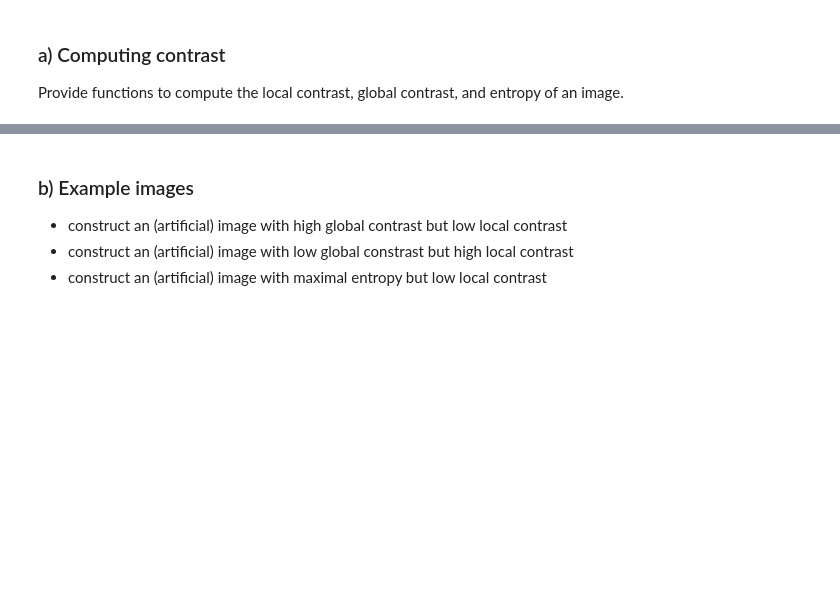
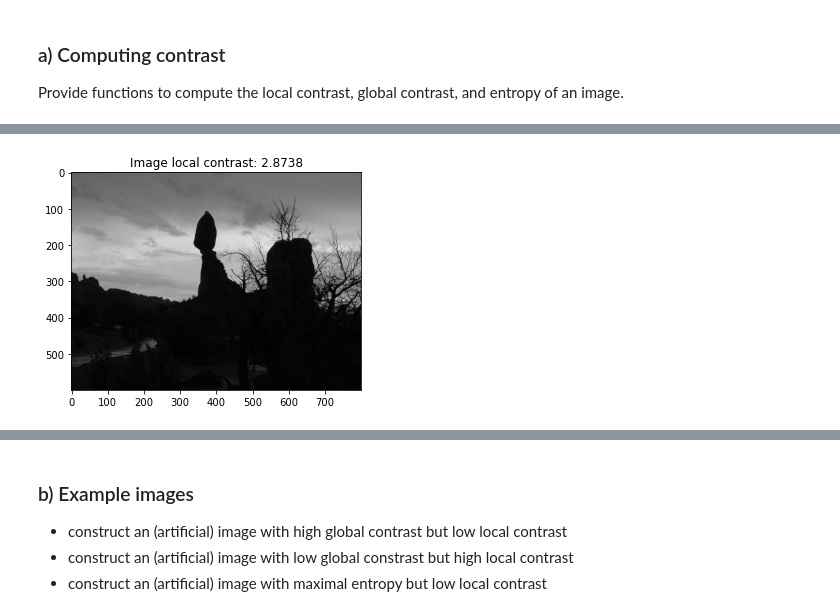
Before and after one commit to jumorisse/Computer-Vision, a Jupyter notebook: Sheet 02/sheet02.ipynb, the cells around one changed output, grey strips where cells are left out. Cells and saved outputs as stored; diff of their text form; code cells hidden in the pictures; blank space fills up the shorter version.

```diff
--- a/Sheet 02/sheet02.ipynb
+++ b/Sheet 02/sheet02.ipynb
@@ -90,26 +92,37 @@ plt.show()
 # %%
 %matplotlib inline
 import numpy as np
 import matplotlib.pyplot as plt
 from imageio import imread
 
 def local_contrast(img):
     """
     Compute the local contrast for a given image.
     Args:
         img (ndarray): The grayscale image to compute the contrast for.
 
     Returns:
         contrast (float): The local contrast of the image.
     """
-
-    # YOUR CODE HERE
-
+    sum_locals = 0
+    for yi in range(img.shape[0]):
+        for xi in range(img.shape[1]):
+            local = 0
+            for k_y, k_x in ((-1, 0), (0, -1), (0, 1), (1, 0)):
+                y = yi + k_y
+                x = xi + k_x
+                y = y if y < img.shape[0] and y > 0 else yi
+                x = x if x < img.shape[1] and x > 0 else xi
+                local += float(img[y,x])
+            sum_locals += abs(float(img[yi, xi]) - local/4)
+    return sum_locals / (img.shape[0] * img.shape[1])
 
 img = imread('images/dark.png')
-plt.title("Image local contrast: {:.4f}".format(local_contrast(img)))
+plt.title("Image local contrast: {:.4f}".format(local_contrast(img[:, :])))
 plt.imshow(img, vmin=0, vmax=255)
 plt.show()
+# %% [output]
+[figure, added]
 # %%
 %matplotlib inline
 import numpy as np
```
Also changed, not shown: parts of 7 cells of this notebook.
